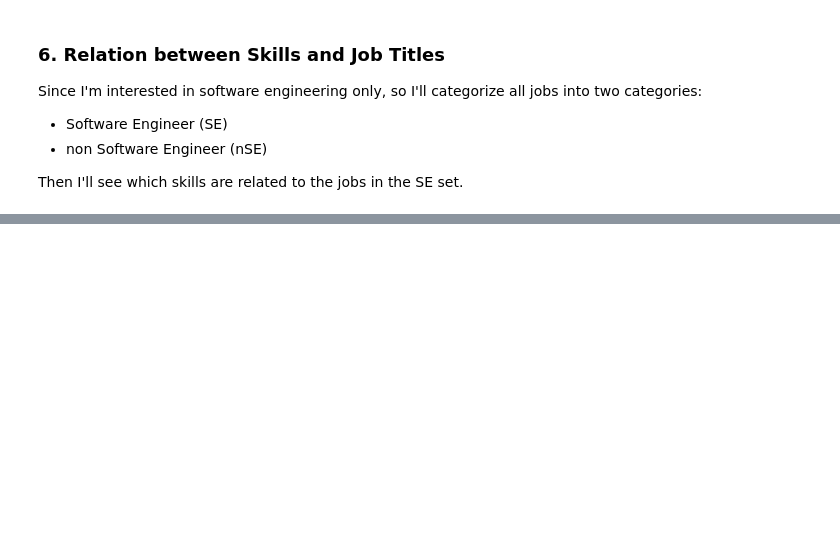
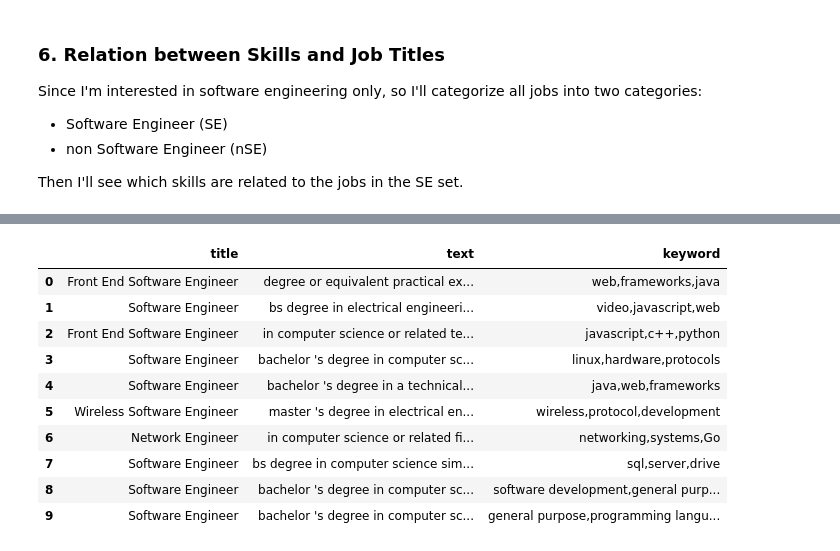
Before and after one commit to aesophor/DataScience, a Jupyter notebook: 05-Final-Project/Analyzing Google Career and Skills.ipynb, the cells around one changed output, grey strips where cells are left out. Saved outputs shown, nothing was run; the diff lists cells and outputs as text; code cells hidden in the pictures; blank space fills up the shorter version.

```diff
--- a/05-Final-Project/Analyzing Google Career and Skills.ipynb
+++ b/05-Final-Project/Analyzing Google Career and Skills.ipynb
@@ -823,0 +484,12 @@ plt.show() # display
+# %%
+keyword_df = df.copy()
+
+# Split job titles by comma into separate columns.
+keyword_df['title'] = keyword_df['title'].str.split(',', expand=True)[0]
+
+# Combine minimum_qual, preferred_qual and responsibilities into a single column.
+keyword_df['text'] = list(keyword_df['minimum_qual'] + keyword_df['preferred_qual'] + keyword_df['responsibilities'])
+
+# Drop unused columns.
+keyword_df = keyword_df.drop(['location', 'minimum_qual', 'preferred_qual', 'responsibilities'], axis=1)
+keyword_df.head()
@@ -823,0 +503,41 @@ plt.show() # display
+# %%
+from collections import Counter
+
+def get_keywords(tokens, num, stopwords=[]):
+    if len(stopwords) > 0:
+        for stopword in stopwords:
+            for token in tokens:
+                if token == stopword:
+                    tokens.remove(token)
+    return [t[0] for t in Counter(tokens).most_common(num)]
+# %%
+stopwords = []
+with open('stopwords.txt', 'r') as f:
+    for line in f:
+        if not line.startswith('#'):
+            stopwords.append(line.strip())
+
+#tokens = tokenize(tokenizer, s, lowercase=True, preserve_case_words=['Go'])
+#get_keywords(tokens, 3, stopwords)
+# %%
+# Clean up the text.
+tokenizer = nltk.tokenize.MWETokenizer(separator=' ')
+import_terms(tokenizer, 'cs_terms.txt')
+keyword_df['text'] = keyword_df['text'].apply(lambda s: ' '.join(tokenize(tokenizer, s, lowercase=True, preserve_case_words=['Go', '.NET'])))
+keyword_df
+
+# Create keyword columns.
+keyword_df['keyword'] = list(','.join(get_keywords(tokenize(tokenizer, col, lowercase=True, preserve_case_words=['Go']), 3, stopwords)) for col in keyword_df['text'])
+keyword_df.head(10)
+# %% [output]
+|  | title | text | keyword |
+| 0 | Front End Software Engineer | degree or equivalent practical ex... | web,frameworks,java |
+| 1 | Software Engineer | bs degree in electrical engineeri... | video,javascript,web |
+| 2 | Front End Software Engineer | in computer science or related te... | javascript,c++,python |
+| 3 | Software Engineer | bachelor 's degree in computer sc... | linux,hardware,protocols |
+| 4 | Software Engineer | bachelor 's degree in a technical... | java,web,frameworks |
+| 5 | Wireless Software Engineer | master 's degree in electrical en... | wireless,protocol,development |
+| 6 | Network Engineer | in computer science or related fi... | networking,systems,Go |
+| 7 | Software Engineer | bs degree in computer science sim... | sql,server,drive |
+| 8 | Software Engineer | bachelor 's degree in computer sc... | software development,general purp... |
+| 9 | Software Engineer | bachelor 's degree in computer sc... | general purpose,programming langu... |
```
Also changed, not shown: parts of 37 cells of this notebook, 3 other files.
